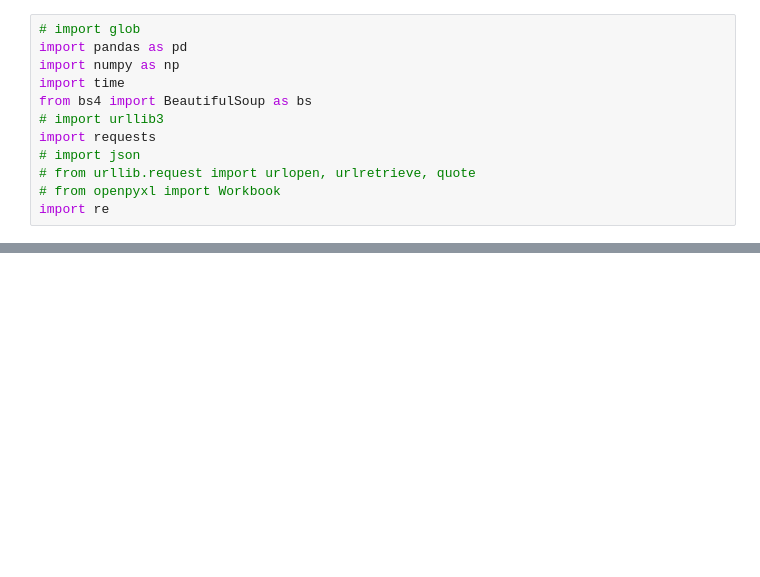
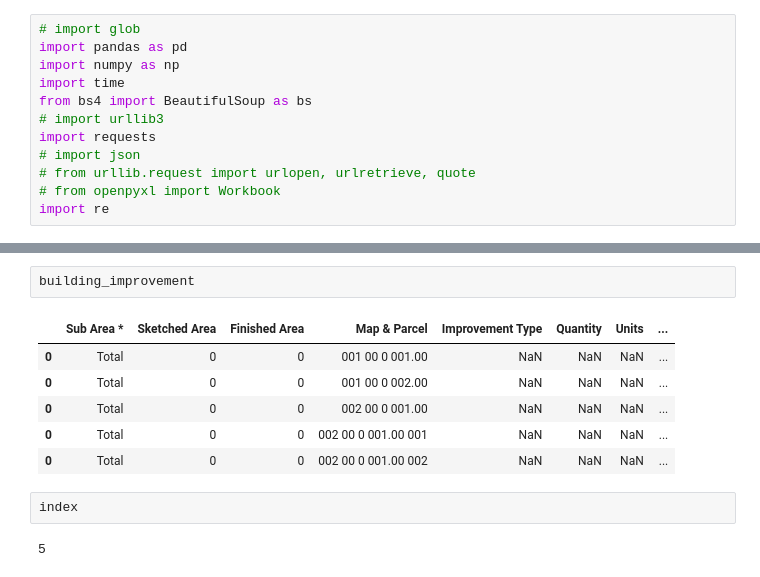
Before and after one commit to parasgulati8/Web-Scraper, a Jupyter notebook: scraper.ipynb, the cells around one changed output, grey strips where cells are left out. Cells and saved outputs as stored; diff of their text form; blank space fills up the shorter version.

```diff
--- a/scraper.ipynb
+++ b/scraper.ipynb
@@ -92,0 +202,13 @@ df
+# %%
+building_improvement
+# %% [output]
+|  | Sub Area * | Sketched Area | Finished Area | Map & Parcel | Improvement Type | Quantity | Units | ... |
+| 0 | Total | 0 | 0 | 001 00 0 001.00 | NaN | NaN | NaN | ... |
+| 0 | Total | 0 | 0 | 001 00 0 002.00 | NaN | NaN | NaN | ... |
+| 0 | Total | 0 | 0 | 002 00 0 001.00 | NaN | NaN | NaN | ... |
+| 0 | Total | 0 | 0 | 002 00 0 001.00 001 | NaN | NaN | NaN | ... |
+| 0 | Total | 0 | 0 | 002 00 0 001.00 002 | NaN | NaN | NaN | ... |
+# %%
+index
+# %% [output]
+5
```
Also changed, not shown: parts of 9 cells of this notebook.
